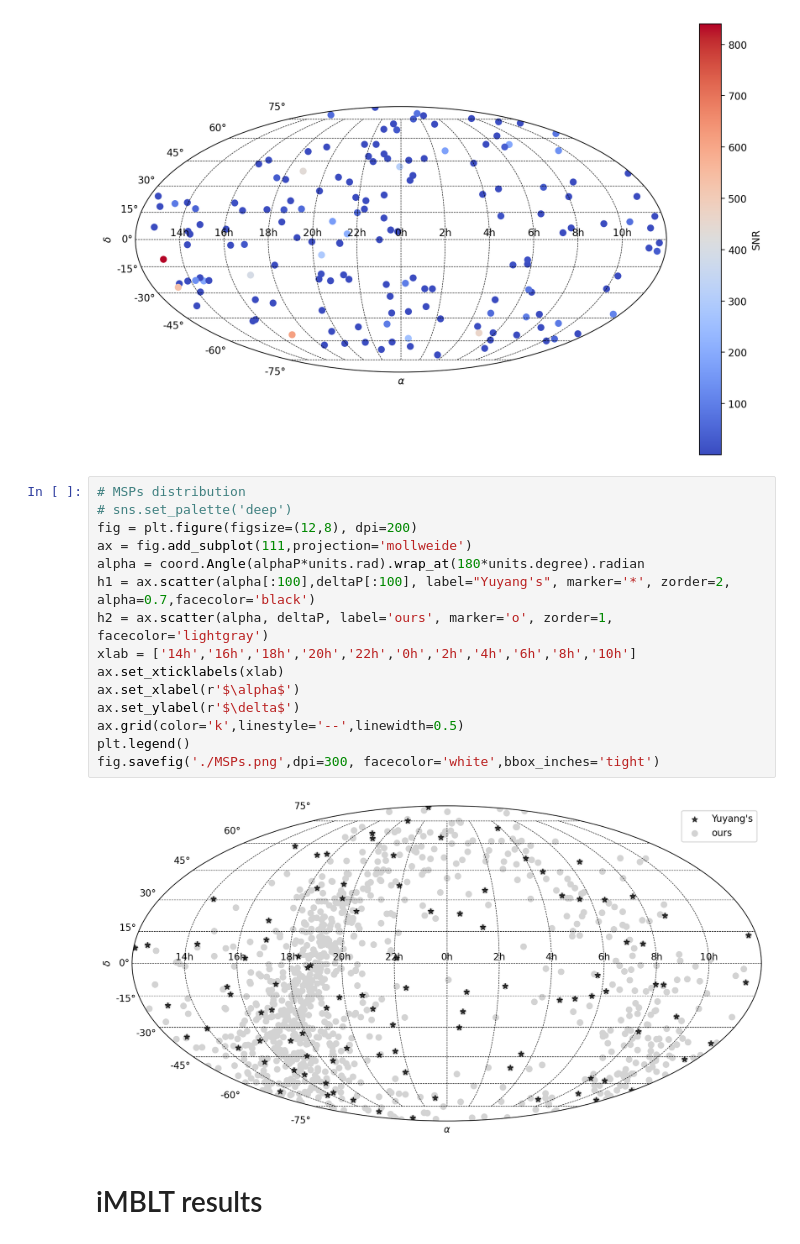
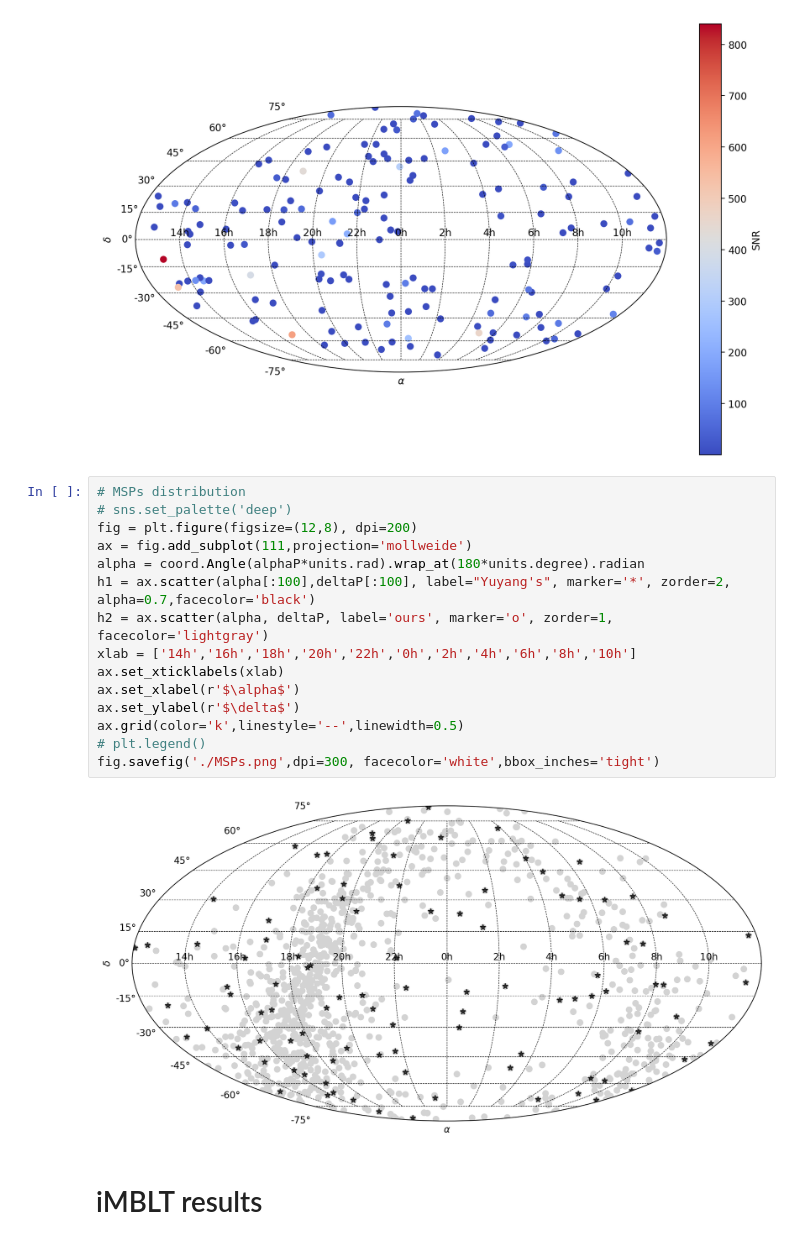
Before and after one commit to yanwang2012/RAAPTR, a Jupyter notebook: GENSIMDATA/mollweide.ipynb, the cells around one changed output. Cells and saved outputs as stored; diff of their text form.

```diff
--- a/GENSIMDATA/mollweide.ipynb
+++ b/GENSIMDATA/mollweide.ipynb
@@ -48,20 +48,20 @@ fig.savefig(estDir + 'fig/' + rlzFile + '/SourceDist.png',dpi=300, facecolor='wh
 # %%
 # MSPs distribution
 # sns.set_palette('deep')
 fig = plt.figure(figsize=(12,8), dpi=200)
 ax = fig.add_subplot(111,projection='mollweide')
 alpha = coord.Angle(alphaP*units.rad).wrap_at(180*units.degree).radian
 h1 = ax.scatter(alpha[:100],deltaP[:100], label="Yuyang's", marker='*', zorder=2, alpha=0.7,facecolor='black')
 h2 = ax.scatter(alpha, deltaP, label='ours', marker='o', zorder=1, facecolor='lightgray')
 xlab = ['14h','16h','18h','20h','22h','0h','2h','4h','6h','8h','10h']
 ax.set_xticklabels(xlab)
 ax.set_xlabel(r'$\alpha$')
 ax.set_ylabel(r'$\delta$')
 ax.grid(color='k',linestyle='--',linewidth=0.5)
-plt.legend()
+# plt.legend()
 fig.savefig('./MSPs.png',dpi=300, facecolor='white',bbox_inches='tight')
 # %% [output]
-[figure, old version]
+[figure, new version]
 # %% [markdown]
 # iMBLT results
 # %%
```
Also changed, not shown: 1 other file.
